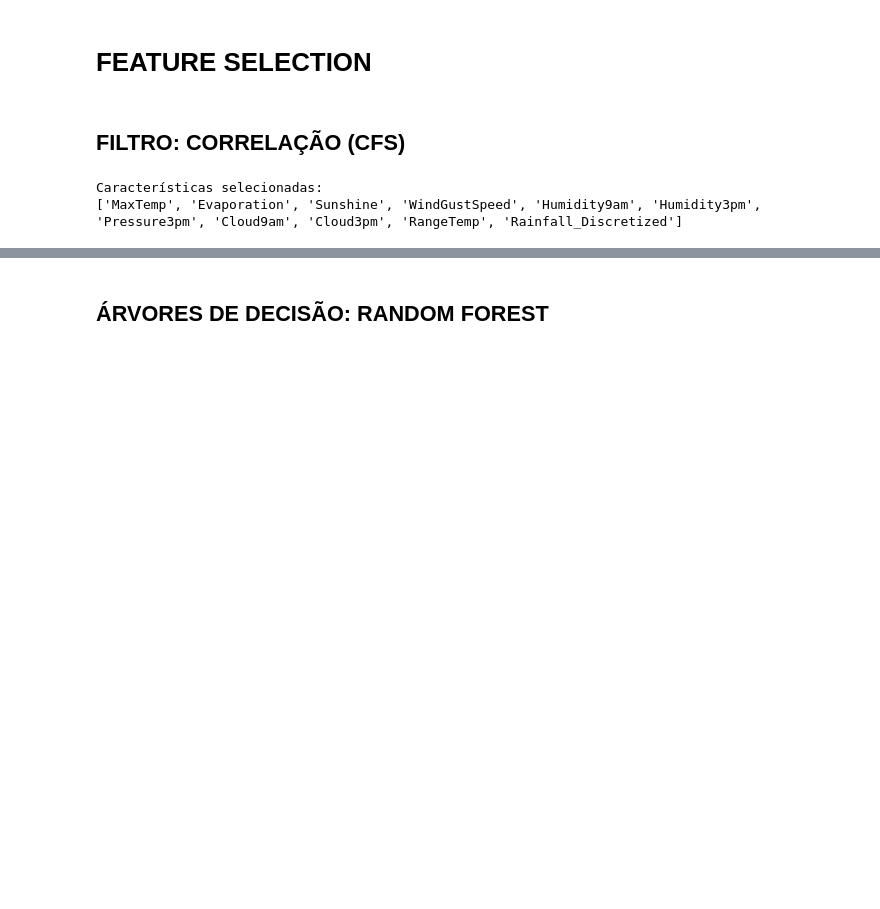
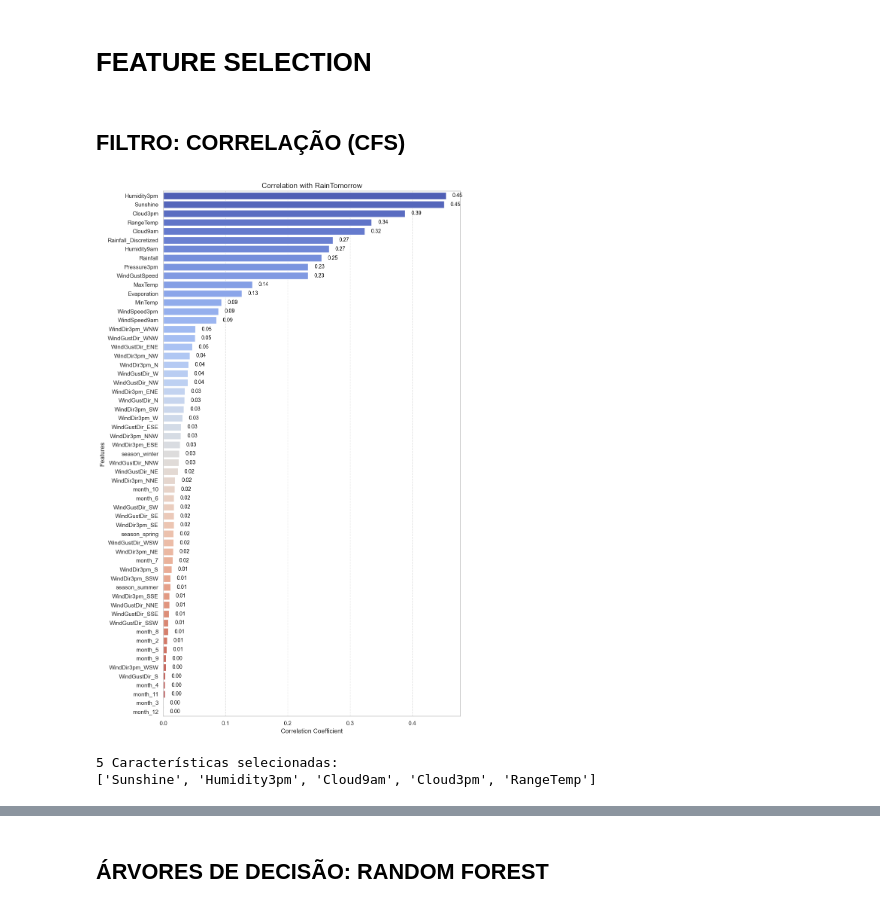
Before and after one commit to guilourenzo/master_degree_sin5007, a Jupyter notebook: CODE/FINAIS/2_PRE_PROCESSAMENTOS.ipynb, the cells around one changed output, grey strips where cells are left out. Cells and saved outputs as stored; diff of their text form; code cells hidden in the pictures; blank space fills up the shorter version.

```diff
--- a/CODE/FINAIS/2_PRE_PROCESSAMENTOS.ipynb
+++ b/CODE/FINAIS/2_PRE_PROCESSAMENTOS.ipynb
@@ -373,12 +373,36 @@ X = weather_encoded.drop(columns=['RainTomorrow', 'Date'])
 y = weather_encoded['RainTomorrow']
 # %% [markdown]
 ## FILTRO: CORRELAÇÃO (CFS)
+# %%
+# Calcular a correlação entre características e a variável alvo
+correlations = X.corrwith(y).abs()
+
+corr_graph = correlations.sort_values(ascending=False)
+# Plot the correlations as a bar chart with correlation values
+plt.figure(figsize=(10, 15))
+ax = sns.barplot(y=corr_graph.index, x=corr_graph.values, palette='coolwarm')
+
+# Add correlation values to the bars
+for bar, corr in zip(ax.patches, corr_graph.values):
+    plt.text(
+        bar.get_width() + 0.01,  # Position slightly to the right of the bar
+        bar.get_y() + bar.get_height() / 2,  # Vertically center the text
+        f'{corr:.2f}',  # Format the correlation value
+        va='center', fontsize=10, color='black'
+    )
+
+# Add labels and title
+plt.title('Correlation with RainTomorrow', fontsize=14)
+plt.xlabel('Correlation Coefficient', fontsize=12)
+plt.ylabel('Features', fontsize=12)
+plt.grid(axis='x', linestyle='--', alpha=0.6)
+plt.tight_layout()
+plt.show()
+# %% [output]
+[figure, added]
 # %%
-# Calcular a correlação entre características e a variável alvo
-correlations = X.corrwith(y).abs()
-
 # Definir um limiar de correlação (ajuste conforme necessário)
-correlation_threshold = 0.1
+correlation_threshold = 0.3
 important_features = correlations[correlations > correlation_threshold].index
 
 # Filtrar características altamente correlacionadas
@@ -390,8 +414,8 @@ to_drop = [column for column in correlation_matrix.columns if any(upper_triangle
 selected_features = [column for column in important_features if column not in to_drop]
 X_filtered = X[selected_features]
 
-print("Características selecionadas:")
+print(f"{len(selected_features)} Características selecionadas:")
 print(selected_features)
 # %% [output]
-Características selecionadas:
-['MaxTemp', 'Evaporation', 'Sunshine', 'WindGustSpeed', 'Humidity9am', 'Humidity3pm', 'Pressure3pm', 'Cloud9am', 'Cloud3pm', 'RangeTemp', 'Rainfall_Discretized']
+5 Características selecionadas:
+['Sunshine', 'Humidity3pm', 'Cloud9am', 'Cloud3pm', 'RangeTemp']
```
Also changed, not shown: parts of 5 cells of this notebook.
